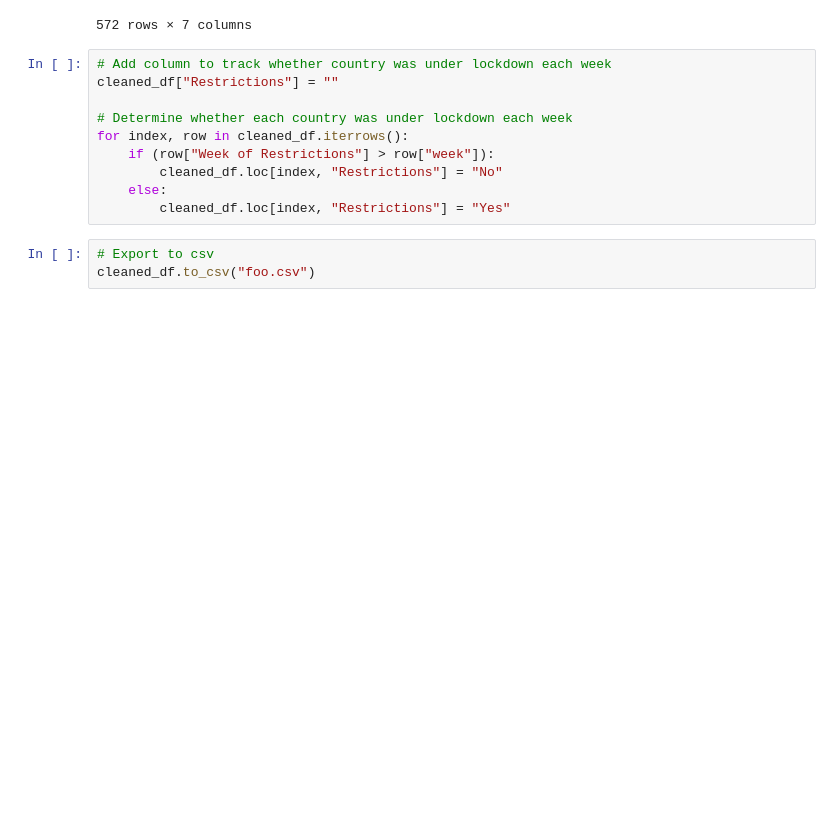
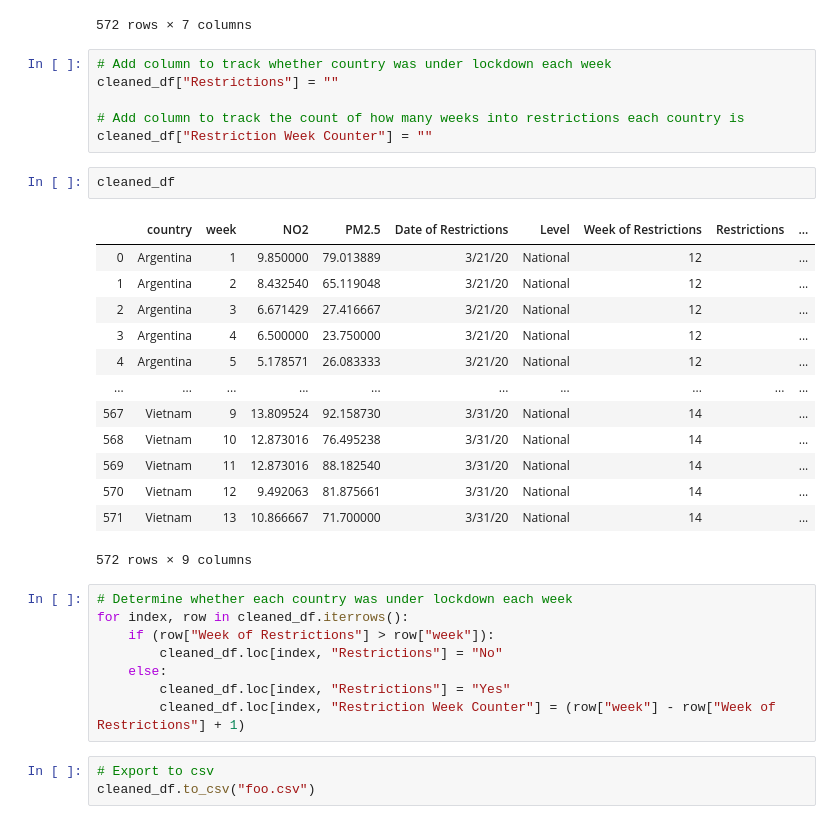
Before and after one commit to nanandaram/dataviz-group-project1, a Jupyter notebook: AQI_restriction_analysis.ipynb, the cells around one changed output. Drawn from its saved outputs; the diff is of its cells as text; blank space fills up the shorter version.

```diff
--- a/AQI_restriction_analysis.ipynb
+++ b/AQI_restriction_analysis.ipynb
@@ -56,16 +56,36 @@ cleaned_df
 | 570 | Vietnam | 12 | 9.492063 | 81.875661 | 3/31/20 | National | 14 |
 | 571 | Vietnam | 13 | 10.866667 | 71.700000 | 3/31/20 | National | 14 |
 572 rows × 7 columns
+# %%
+# Add column to track whether country was under lockdown each week
+cleaned_df["Restrictions"] = ""
+
+# Add column to track the count of how many weeks into restrictions each country is
+cleaned_df["Restriction Week Counter"] = ""
+# %%
+cleaned_df
+# %% [output]
+|  | country | week | NO2 | PM2.5 | Date of Restrictions | Level | Week of Restrictions | Restrictions | ... |
+| 0 | Argentina | 1 | 9.850000 | 79.013889 | 3/21/20 | National | 12 |  | ... |
+| 1 | Argentina | 2 | 8.432540 | 65.119048 | 3/21/20 | National | 12 |  | ... |
+| 2 | Argentina | 3 | 6.671429 | 27.416667 | 3/21/20 | National | 12 |  | ... |
+| 3 | Argentina | 4 | 6.500000 | 23.750000 | 3/21/20 | National | 12 |  | ... |
+| 4 | Argentina | 5 | 5.178571 | 26.083333 | 3/21/20 | National | 12 |  | ... |
+| ... | ... | ... | ... | ... | ... | ... | ... | ... | ... |
+| 567 | Vietnam | 9 | 13.809524 | 92.158730 | 3/31/20 | National | 14 |  | ... |
+| 568 | Vietnam | 10 | 12.873016 | 76.495238 | 3/31/20 | National | 14 |  | ... |
+| 569 | Vietnam | 11 | 12.873016 | 88.182540 | 3/31/20 | National | 14 |  | ... |
+| 570 | Vietnam | 12 | 9.492063 | 81.875661 | 3/31/20 | National | 14 |  | ... |
+| 571 | Vietnam | 13 | 10.866667 | 71.700000 | 3/31/20 | National | 14 |  | ... |
+572 rows × 9 columns
 # %%
-# Add column to track whether country was under lockdown each week
-cleaned_df["Restrictions"] = ""
-
 # Determine whether each country was under lockdown each week
 for index, row in cleaned_df.iterrows():
     if (row["Week of Restrictions"] > row["week"]):
         cleaned_df.loc[index, "Restrictions"] = "No"
     else:
         cleaned_df.loc[index, "Restrictions"] = "Yes"
+        cleaned_df.loc[index, "Restriction Week Counter"] = (row["week"] - row["Week of Restrictions"] + 1)
 # %%
 # Export to csv
 cleaned_df.to_csv("foo.csv")
```
Also changed, not shown: parts of 1 cell of this notebook.
